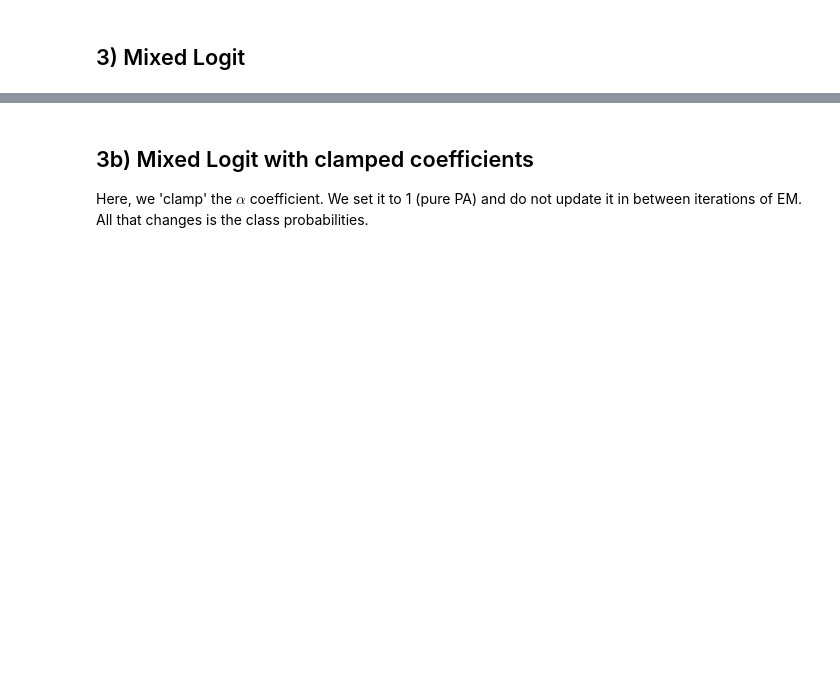
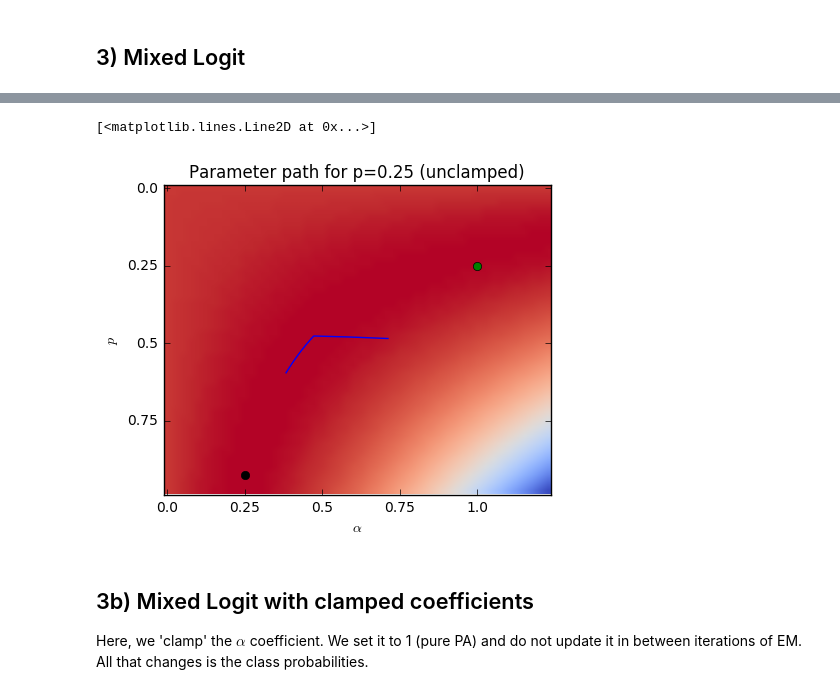
Before and after one commit to janovergoor/choose2grow, a Jupyter notebook: reports/debug_em.ipynb, the cells around one changed output, grey strips where cells are left out. Drawn from its saved outputs; the diff is of its cells as text; code cells hidden in the pictures; blank space fills up the shorter version.

```diff
--- a/reports/debug_em.ipynb
+++ b/reports/debug_em.ipynb
@@ -123,3 +130,12 @@ plt.tight_layout()
+# %%
+step = 0.025
+Z = make_z(D)  # from p=0.25
+f, ax = plt.subplots()
+plot_ll_heatmap(ax, Z, 0.25, title="Parameter path for p=0.25 (unclamped)", step=step)
+plt.plot((1.25/step)/5 * T3.u1 * 4, (1.00/step)/4 * T3.p1 * (1/0.25), '-b')
+# %% [output]
+[<matplotlib.lines.Line2D at 0x...>]
+[figure, added]
 # %% [markdown]
 ## 3b) Mixed Logit with clamped coefficients
 
```
Also changed, not shown: parts of 15 cells of this notebook, 5 other files.
